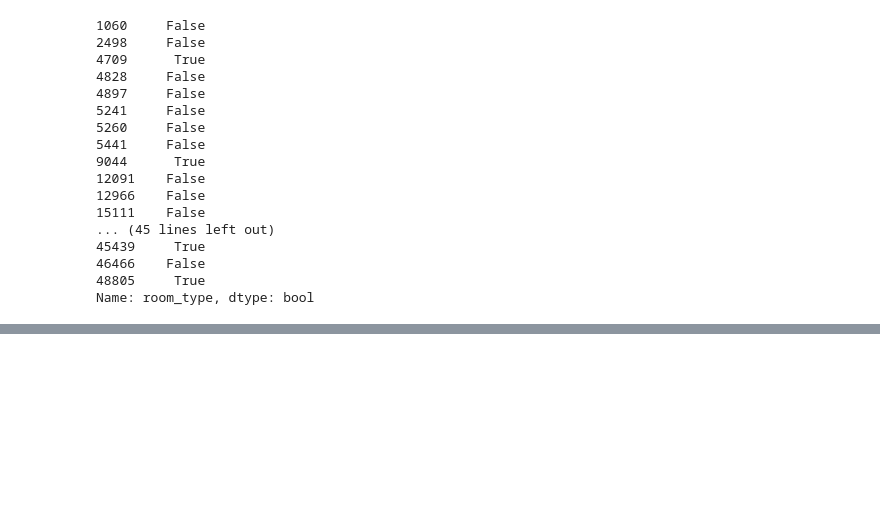
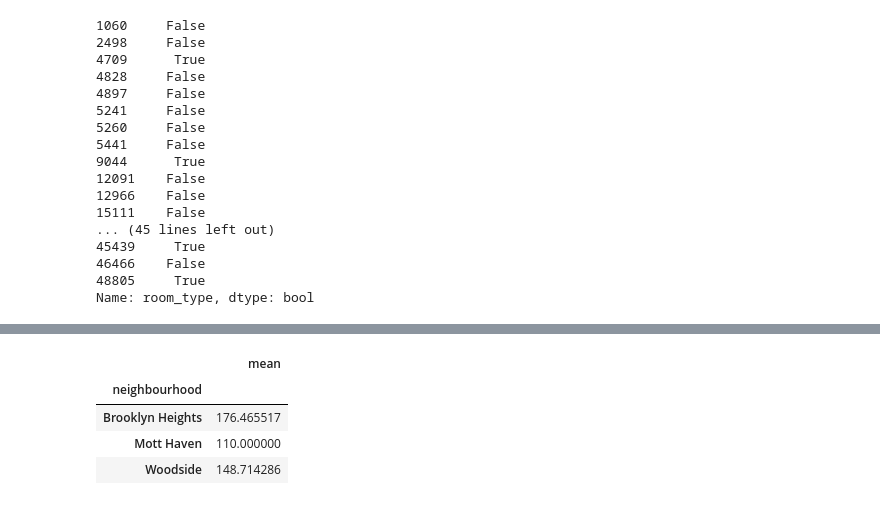
Before and after one commit to klp/cuny_gc_python_class_sp2022, a Jupyter notebook: home_work/2022-04-30/pandas_assignment.ipynb, the cells around one changed output, grey strips where cells are left out. Saved outputs shown, nothing was run; the diff lists cells and outputs as text; code cells hidden in the pictures; blank space fills up the shorter version.

```diff
--- a/home_work/2022-04-30/pandas_assignment.ipynb
+++ b/home_work/2022-04-30/pandas_assignment.ipynb
@@ -232,0 +399,8 @@ mott_haven_entire
+# %%
+group_nei_mean
+# %% [output]
+|  | mean |
+| neighbourhood |  |
+| Brooklyn Heights | 176.465517 |
+| Mott Haven | 110.000000 |
+| Woodside | 148.714286 |
```
Also changed, not shown: parts of 19 cells of this notebook, 1 other file.
